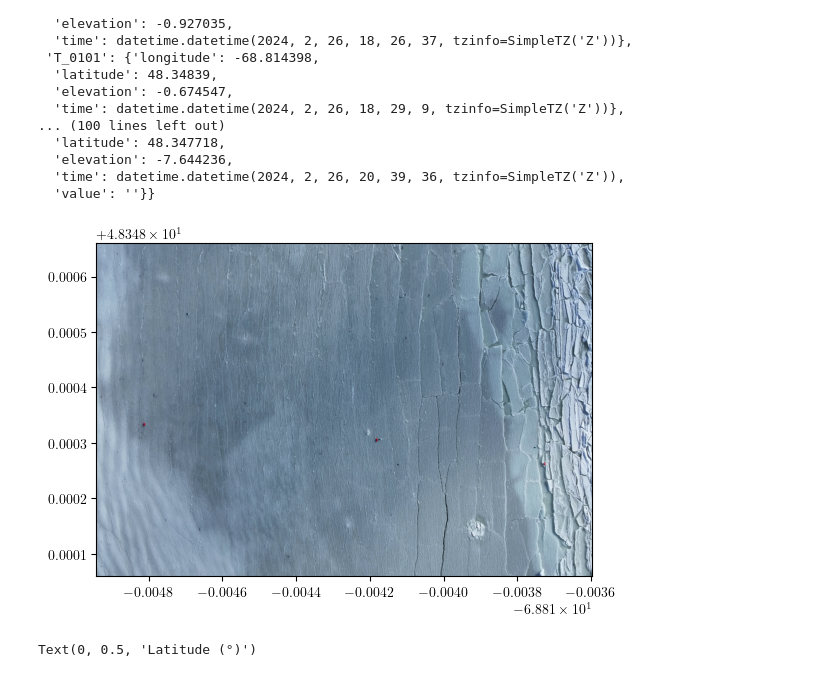
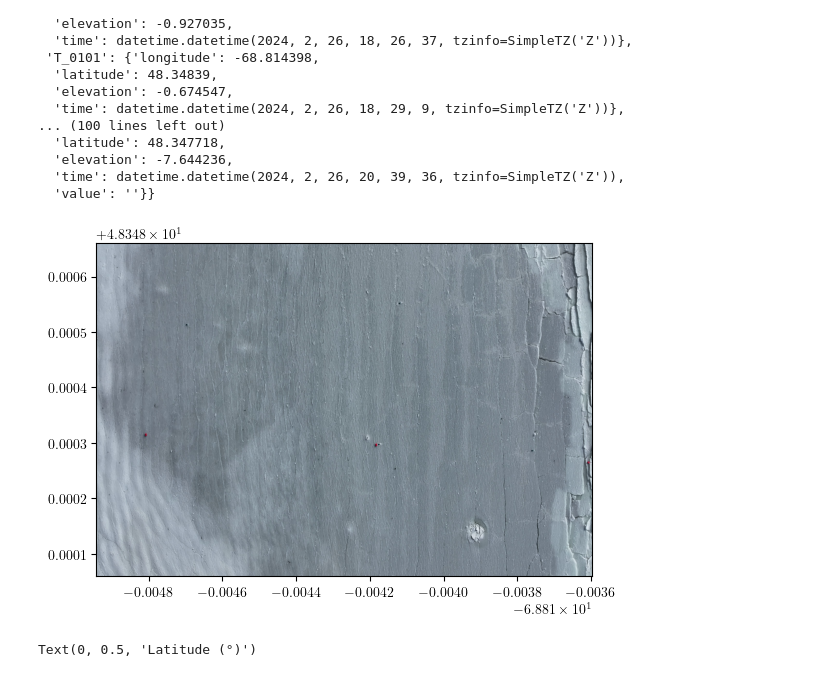
Before and after one commit to Turbotice/icewave, a Jupyter notebook: icewave/sebastien/BicWin2024/Buoys_signal_0226_2024.ipynb, the cells around one changed output. Cells and saved outputs as stored; diff of their text form; code cells hidden in the pictures.

```diff
--- a/icewave/sebastien/BicWin2024/Buoys_signal_0226_2024.ipynb
+++ b/icewave/sebastien/BicWin2024/Buoys_signal_0226_2024.ipynb
@@ -390,7 +390,7 @@ data_gps_buoy
   'value': ''}}
 # %%
 # Load image
-path2img = f'{base}{date}/Drones/{drone_ID}/{exp_ID}/images/*0684*.tiff'
+path2img = f'{base}{date}/Drones/{drone_ID}/{exp_ID}/images/*0683*.tiff'
 filelist_img = glob.glob(path2img)
 file2load = filelist_img[0]
 
@@ -399,14 +399,14 @@ img = cv.cvtColor(img,cv.COLOR_BGR2RGB)
 # %%
 # plot image
 GPS_D = (S['GPS']['latitude'],S['GPS']['longitude'],S['GPS']['azimuth'])
-Lat,Long = dp.georeference_from_param(img,S['DRONE']['h_drone'],S['DRONE']['alpha_0'],S['DRONE']['focale'],GPS_D)
+Lat,Long,Lat0,Long0 = dp.georeference_from_param(img,S['DRONE']['h_drone'],S['DRONE']['alpha_0'],S['DRONE']['focale'],GPS_D)
 
 extents = [Long.min(),Long.max(),Lat.min(),Lat.max()]
 fig, ax = plt.subplots()
 imsh = ax.imshow(img,extent = extents)
 ax.set_aspect(1/np.cos(S['GPS']['latitude']*np.pi/180)) # scaling y/x
 # %% [output]
-[figure, old version]
+[figure, new version]
 # %%
 # create a dictionnary for buoy colors
 norm = mcolors.Normalize(vmin = 0, vmax = 3)
```
Also changed, not shown: parts of 2 cells of this notebook, 1 other file.
